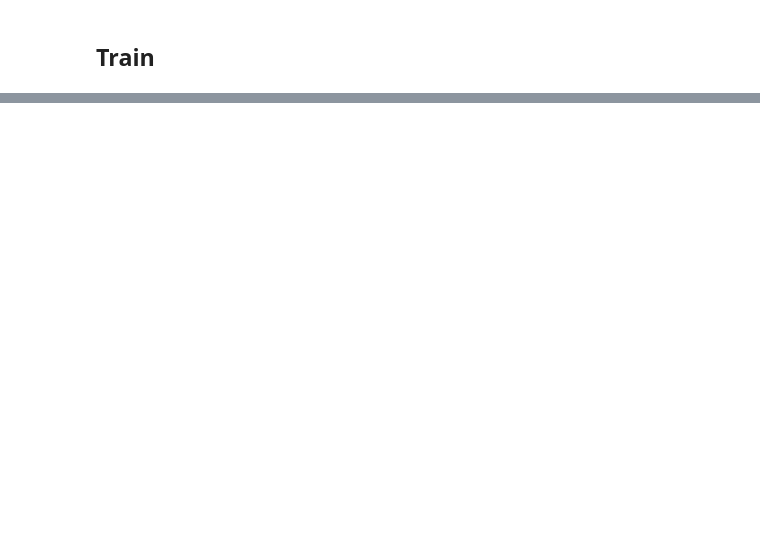
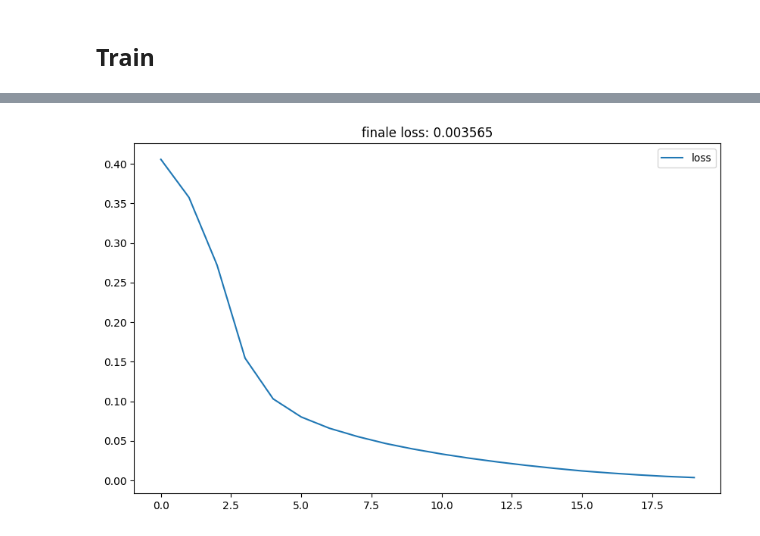
Before and after one commit to redrei/Transformers-cogito, a Jupyter notebook: notebooks/self_attention.ipynb, the cells around one changed output, grey strips where cells are left out. Drawn from its saved outputs; the diff is of its cells as text; code cells hidden in the pictures; blank space fills up the shorter version.

```diff
--- a/notebooks/self_attention.ipynb
+++ b/notebooks/self_attention.ipynb
@@ -301,0 +381,79 @@ plt.show()
+# %%
+emb_dim = 32
+seq_length = 24
+batch_size = 16
+epochs = 20
+
+# Create dataset from string data
+dataset = create_dataset(cleaned_text, n_seq=seq_length)
+
+print('Length of dataset:', len(dataset.tensors[0]))
+
+n_embedding = torch.max(dataset.tensors[0]).numpy() + 1
+
+# Create pytorch model
+model = torch.nn.Sequential()
+model.add_module('fc1', torch.nn.Embedding(n_embedding, emb_dim))
+model.add_module('fc2', PositinalEmbeddingLayer(seq_length, emb_dim))
+model.add_module('fc3', SelfAttention(emb_dim, seq_length, n_embedding))
+
+
+# Create data loader
+train_loader = torch.utils.data.DataLoader(dataset,
+                                           batch_size=batch_size,
+                                           shuffle=True)
+
+# Define loss and optimizer
+loss_fn = torch.nn.CrossEntropyLoss()
+optimizer = torch.optim.Adam(model.parameters(), lr=0.0005)
+
+loss_arr = []
+err_arr = []
+
+# Train
+for t in tqdm.tqdm(range(epochs)):
+
+    # Loss per epoch & no. of errors
+    epoch_loss = 0
+    errors = 0
+
+    # For every batch
+    for batch_idx, (x, y) in enumerate(train_loader):
+
+        # Make predictions with the current parameters
+        y_pred = model(x)
+
+        # Compute the loss value.
+        loss = loss_fn(y_pred, y)
+
+        # Add loss divided by number of samples per batch
+        epoch_loss += torch.sum(loss)
+
+        # Add number or wrong predicted words
+        errors += torch.sum(torch.argmax(y_pred, dim=1) != torch.argmax(y, dim=1))
+
+        # Update the model's parameters
+        optimizer.zero_grad()
+        loss.backward()
+        optimizer.step()
+
+    # Print loss and errors per epoch
+    # print(epoch_loss / (batch_idx + 1), 'errors:', errors)
+    loss_arr.append((epoch_loss / len(dataset)).detach().numpy())
+    err_arr.append(errors.numpy())
+
+plt.plot(loss_arr, label='loss')
+plt.legend(loc='upper right')
+plt.title(f'finale loss: {loss_arr[-1]:.6f}')
+plt.show()
+
+plt.plot(err_arr, label='errors', color='red')
+plt.legend(loc='upper right')
+plt.show()
+
+plt.imshow(model[1].emb_arr)
+plt.xlabel('Embedding dim')
+plt.ylabel('Word position')
+plt.title("possitional encodings")
+plt.show()
+# %% [output]
@@ -301,0 +461 @@ plt.show()
+[figure, added]
```
Also changed, not shown: parts of 16 cells of this notebook.
